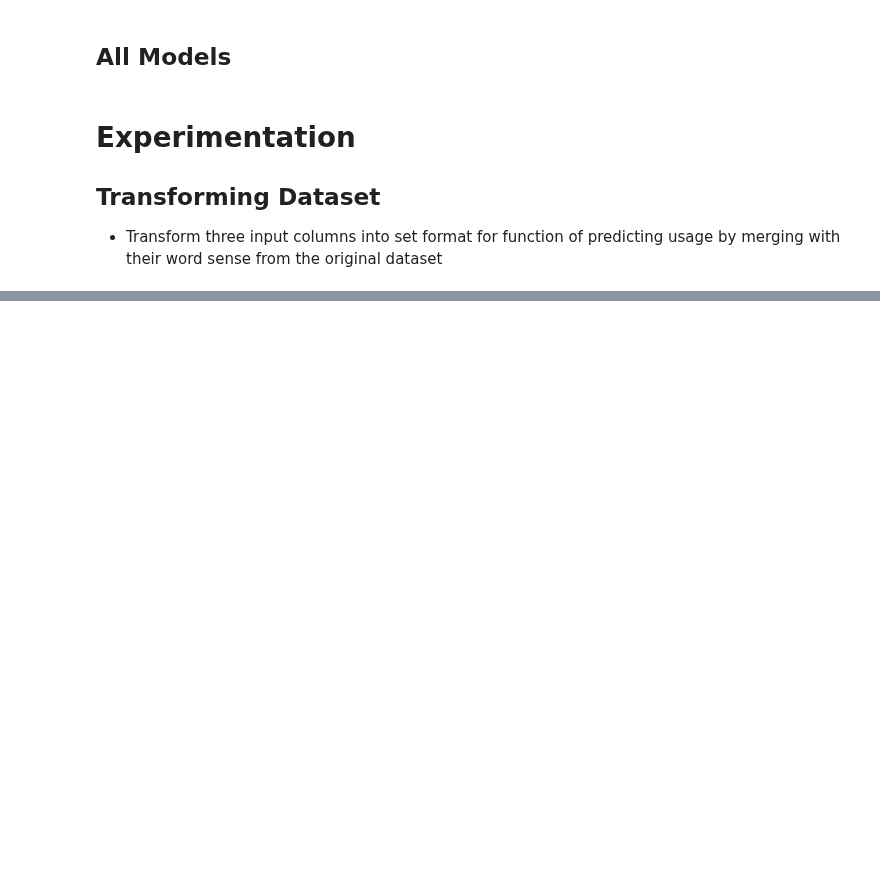
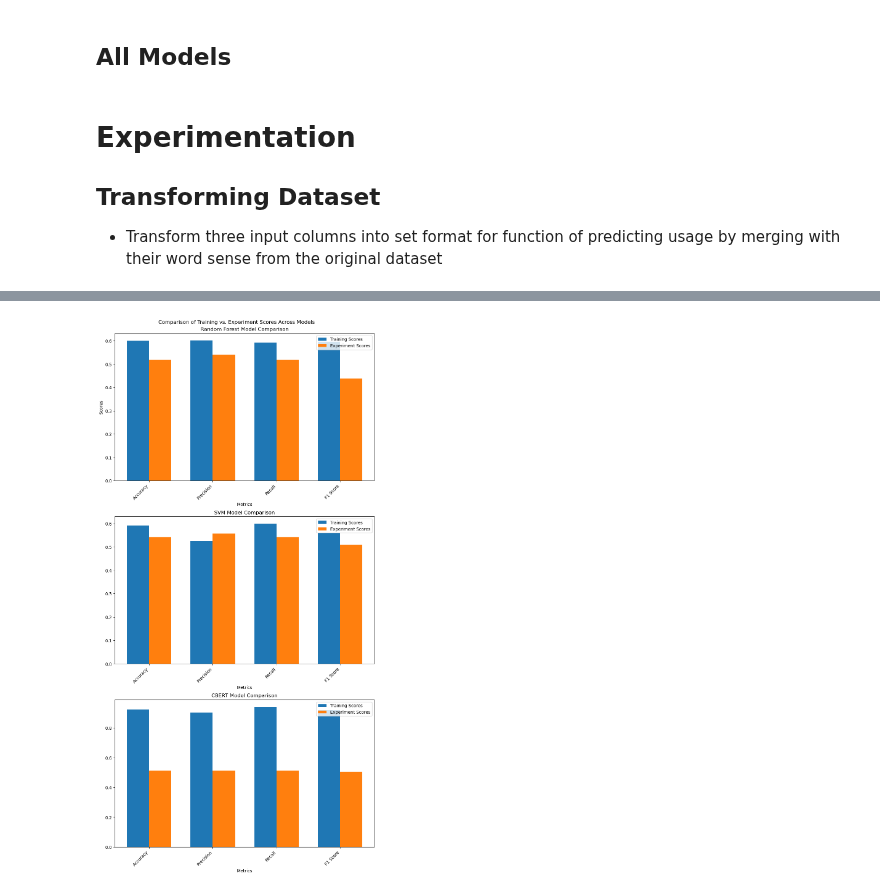
Before and after one commit to MiguelPartosa/Thesis-FOS-BinaryClass-WSD, a Jupyter notebook: Final Implementation/experimentation_interface.ipynb, the cells around one changed output, grey strips where cells are left out. Saved outputs shown, nothing was run; the diff lists cells and outputs as text; code cells hidden in the pictures; blank space fills up the shorter version.

```diff
--- a/Final Implementation/experimentation_interface.ipynb
+++ b/Final Implementation/experimentation_interface.ipynb
@@ -480,0 +456,5 @@ Sentence: 2 clusters
+# %%
+import pandas as pd
+df_experiments_results = pd.read_excel('./Experimentation Implementation/ComparisonExperiments.xlsx')
+df_training_scores = pd.read_excel('./Experimentation Implementation/ComparisonExperiments.xlsx', sheet_name=1)
+display(df_experiments_results,df_training_scores)
@@ -480,0 +480,14 @@ Sentence: 2 clusters
+# %%
+# Transform
+
+def OneHotEncode(word):
+    if word == 'Literal':
+        return 0
+    else:
+        return 1
+
+to_encode = ['CBERT Prediction', 'Sentence Type', 'SVM Prediction', 'Random Forest Prediction']
+
+for column in to_encode:
+    df_experiments_results[column] = df_experiments_results[column].apply(OneHotEncode)
+df_experiments_results
@@ -480,0 +557,31 @@ Sentence: 2 clusters
+# %%
+import numpy as np
+import matplotlib.pyplot as plt
+
+# Assuming df_training_scores and df_experiments_scores have the same structure
+metrics = df_experiments_scores['Metric']
+x = np.arange(len(metrics))  # X-axis positions
+width = 0.35  # Width of bars
+
+# Create subplots for each model
+fig, axes = plt.subplots(3, 1, figsize=(9, 18), layout='constrained')
+models = ["Random Forest Model", "SVM Model", "CBERT Model"]
+colors = ['green', 'blue']
+
+for i, model in enumerate(models):
+    axes[i].bar(x - width/2, df_training_scores[model], width, label='Training Scores')
+    axes[i].bar(x + width/2, df_experiments_scores[model], width, label='Experiment Scores')
+
+    # Labels, title, and legend
+    axes[i].set_xlabel("Metrics")
+    axes[i].set_title(f"{model} Comparison")
+    axes[i].set_xticks(x)
+    axes[i].set_xticklabels(metrics, rotation=45, ha='right')
+    axes[i].legend()
+
+axes[0].set_ylabel("Scores")
+plt.suptitle("Comparison of Training vs. Experiment Scores Across Models")
+plt.show()
+# Show the plot
+# %% [output]
+[figure, added]
```
Also changed, not shown: parts of 14 cells of this notebook.
